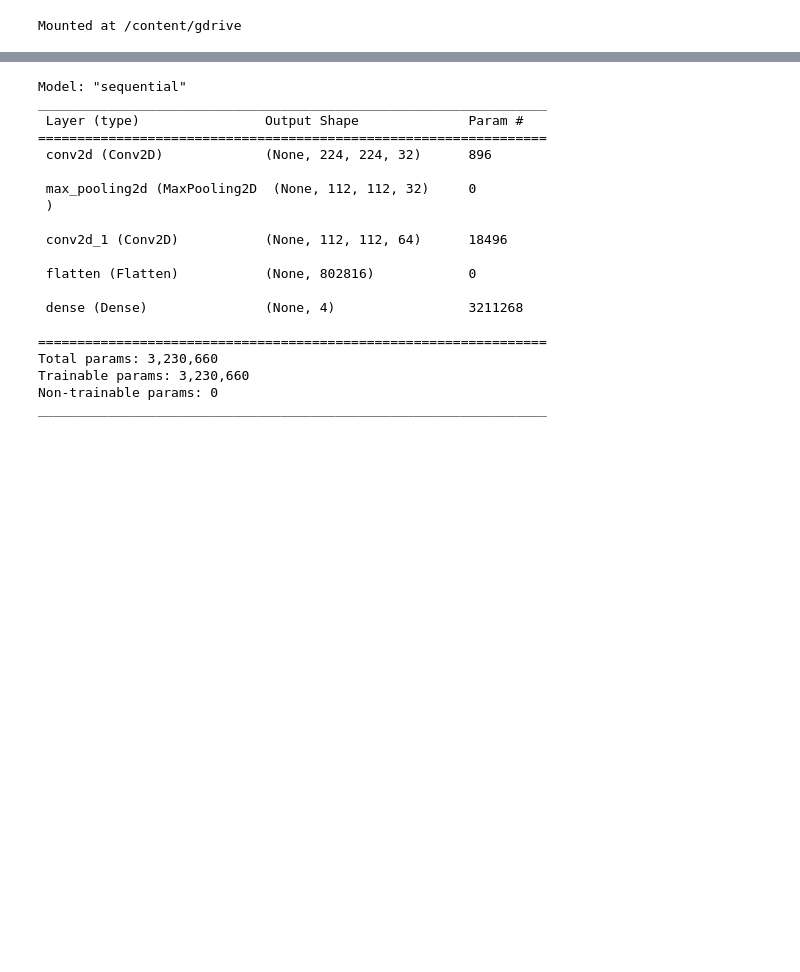
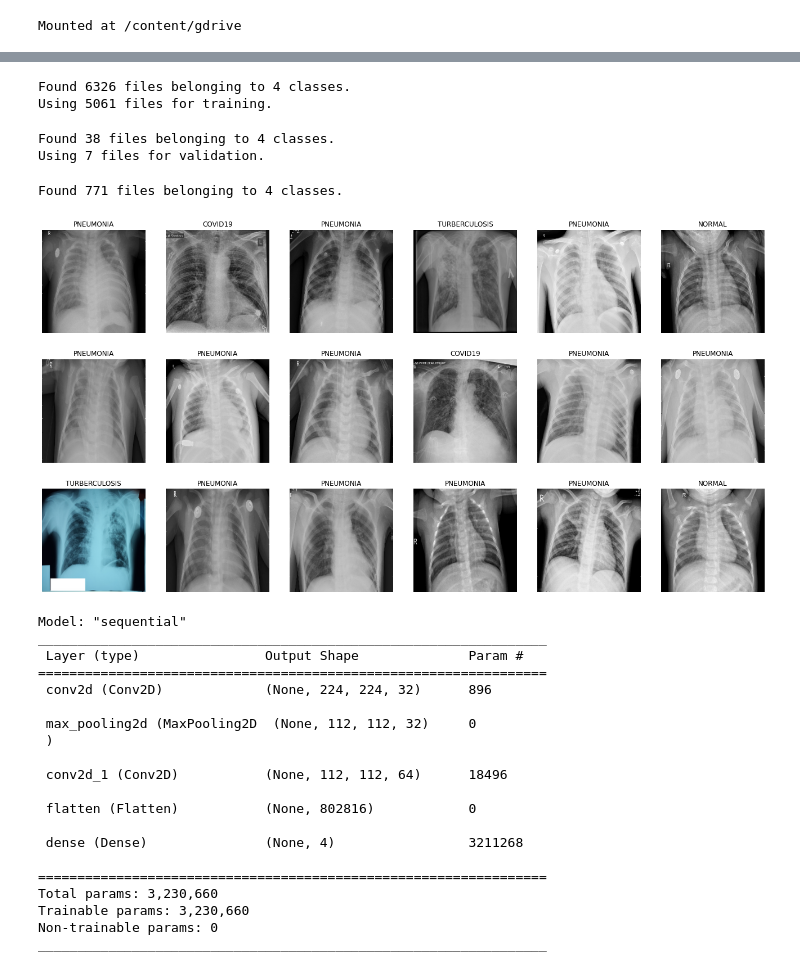
Before and after one commit to alexmacharia/deep_learning_projects, a Jupyter notebook: Medical_Images_Classifier.ipynb, the cells around one changed output, grey strips where cells are left out. Drawn from its saved outputs; the diff is of its cells as text; code cells hidden in the pictures; blank space fills up the shorter version.

```diff
--- a/Medical_Images_Classifier.ipynb
+++ b/Medical_Images_Classifier.ipynb
@@ -34,3 +28,51 @@ train_batches
+# %%
+height = 224
+width = 224
+batch_size = 40
+# %%
+train_data = tf.keras.preprocessing.image_dataset_from_directory(
+    train_path,
+    validation_split=0.2,
+    subset="training",
+    seed=42,
+    image_size=(height, width),
+    batch_size=batch_size)
+# %% [output]
+Found 6326 files belonging to 4 classes.
+Using 5061 files for training.
+# %%
+val_data = tf.keras.preprocessing.image_dataset_from_directory(
+    val_path,
+    validation_split=0.2,
+    subset="validation",
+    seed=42,
+    image_size=(height, width),
+    batch_size=batch_size
+
+)
+# %% [output]
+Found 38 files belonging to 4 classes.
+Using 7 files for validation.
+# %%
+test_data = tf.keras.preprocessing.image_dataset_from_directory(
+    test_path,
+    image_size=(height, width),
+    seed=42
+    )
+# %% [output]
+Found 771 files belonging to 4 classes.
+# %%
+class_names = train_data.class_names
+# %%
+plt.figure(figsize=(23, 12))
+for images, labels in train_data.take(1):
+    for i in range(18):
+        ax = plt.subplot(3, 6, i + 1)
+        plt.imshow(images[i].numpy().astype("uint8"))
+        plt.title(class_names[labels[i]])
+        plt.axis("off")
+# %% [output]
+[figure, added]
 # %%
 model = Sequential([
     Conv2D(filters=32, kernel_size=(3,3), activation='relu', padding='same', input_shape=(224,224,3)),
```
Also changed, not shown: parts of 9 cells of this notebook.
